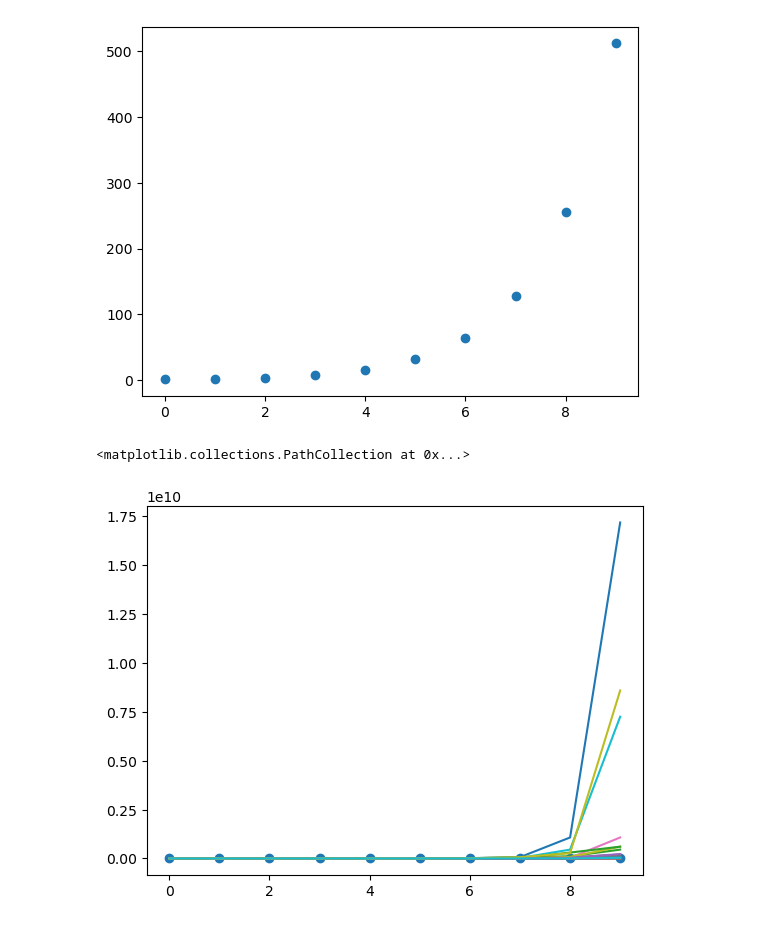
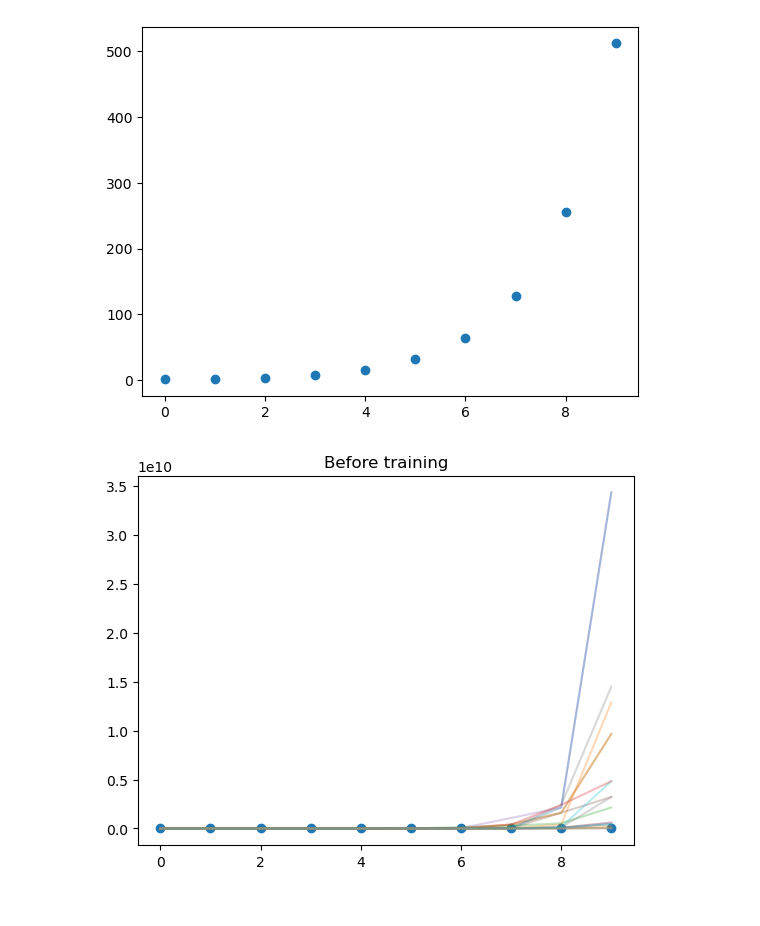
Before and after one commit to KasiaKozdon/evo_experiments, a Jupyter notebook: function_fitting.ipynb, the cells around one changed output. Cells and saved outputs as stored; diff of their text form; code cells hidden in the pictures.

```diff
--- a/function_fitting.ipynb
+++ b/function_fitting.ipynb
@@ -13,7 +13,7 @@ plt.scatter(y=target, x=range(0, len(target)))
 POPULATION_SIZE = 20
 NR_GENERATIONS = 500
 NR_GENES = len(target)
-MULTIPLIERS = [2, 4, 6, 8, 16, 32]
+MULTIPLIERS = [2, 4, 6, 8, 16, 32, 64]
 STARTING_GENE_VAL = 2
 # %%
 def initialise_individual(nr_genes=NR_GENES, operators=MULTIPLIERS, starting_gene_val=STARTING_GENE_VAL):
@@ -72,13 +77,14 @@ def create_new_generation(population):
 # %%
 # create initial solutions
 population = {f"organism_{organism_idx}": initialise_individual() for organism_idx in range(POPULATION_SIZE)}
 
 for organism_id in population.keys():
-    plt.plot(get_values(population[organism_id]["genome"], target))
+    plt.plot(get_values(population[organism_id]["genome"], target), alpha=0.3)
 plt.scatter(y=target, x=range(0, len(target)))
+plt.title("Before training")
+plt.show()
 # %% [output]
-<matplotlib.collections.PathCollection at 0x...>
-[figure, old version]
+[figure, new version]
 # %%
 fitness_avg_log = []
 for generation in range(NR_GENERATIONS):
```
Also changed, not shown: parts of 4 cells of this notebook.
